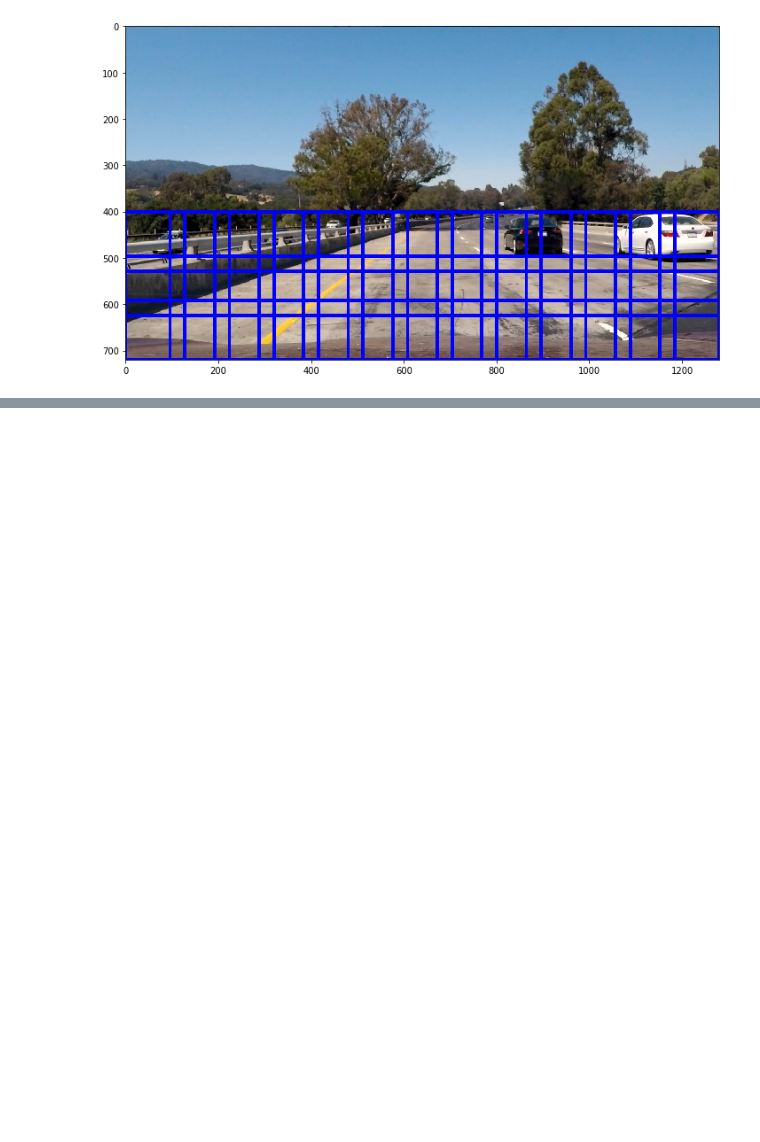
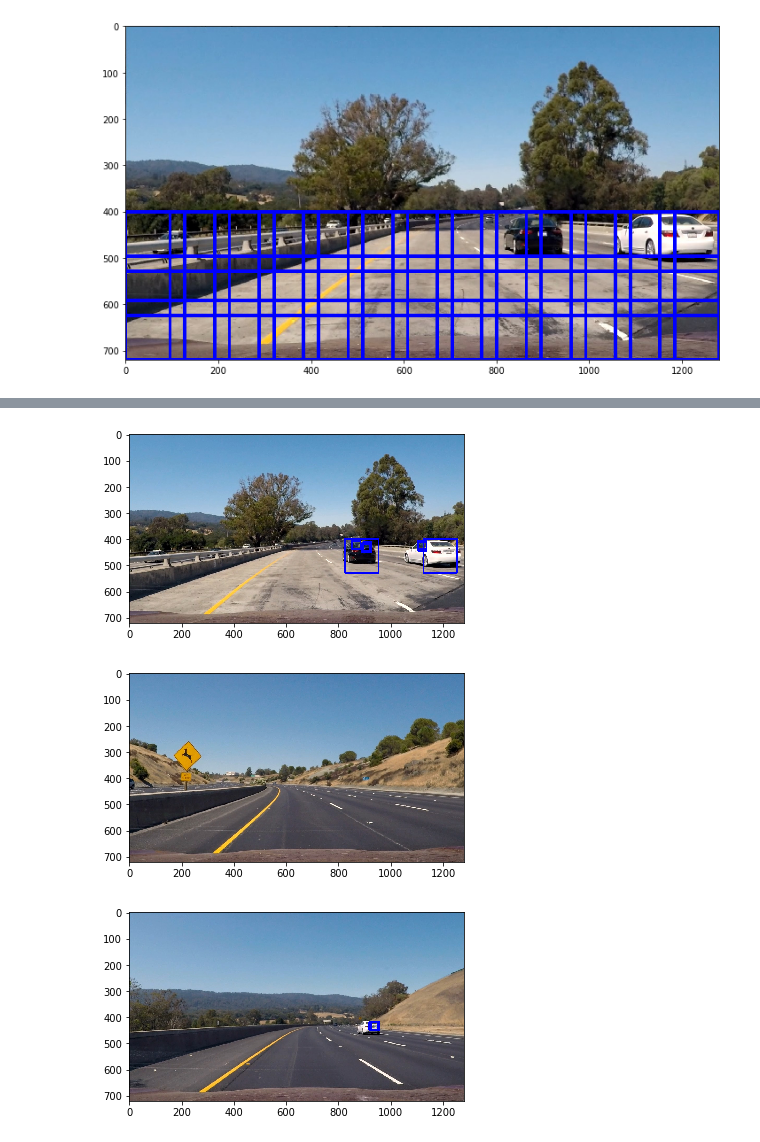
Before and after one commit to anonymint/vehicle-detection, a Jupyter notebook: summary.ipynb, the cells around one changed output, grey strips where cells are left out. Saved outputs shown, nothing was run; the diff lists cells and outputs as text; code cells hidden in the pictures; blank space fills up the shorter version.

```diff
--- a/summary.ipynb
+++ b/summary.ipynb
@@ -302,0 +316,30 @@ plt.imshow(window_image)
+# %%
+images = glob.glob('./test_images/*.jpg')
+for image in images[:3]:
+    test_image = my_function.read_image(image)
+    window_list_s = my_function.slide_window(test_image,
+                         y_start_stop=[400,450], xy_window=(32,32),
+                                             xy_overlap=(0.8,0.8))
+    window_list_m = my_function.slide_window(test_image,
+                         y_start_stop=[400,600], xy_window=(128,128),
+                                             xy_overlap=(0.8,0.8))
+    window_list_l = my_function.slide_window(test_image,
+                         y_start_stop=[450,None], xy_window=(256,256),
+                                             xy_overlap=(0.8,0.8))
+    windows = window_list_s + window_list_m + window_list_l
+
+    # Load all saved states trained SVC, and all params
+    svc, X_scaler,color_space, spatial, hist_bins,orient, pix_per_cell, cell_per_block,hog_channel = my_function.load_state('training_ALL_YCrCb.p')
+
+    hot_windows = my_function.search_windows(test_image, windows, svc, X_scaler, color_space=color_space,
+                                 spatial_size=spatial, hist_bins=hist_bins,
+                                 orient=orient, pix_per_cell=pix_per_cell, cell_per_block=cell_per_block,
+                                 hog_channel=hog_channel)
+
+    window_image = my_function.draw_boxes(test_image, hot_windows, color=(0,0,255))
+    plt.imshow(window_image)
+    plt.show()
+# %% [output]
+[figure, added]
+[figure, added]
+[figure, added]
```
Also changed, not shown: parts of 16 cells of this notebook, 1 other file.
